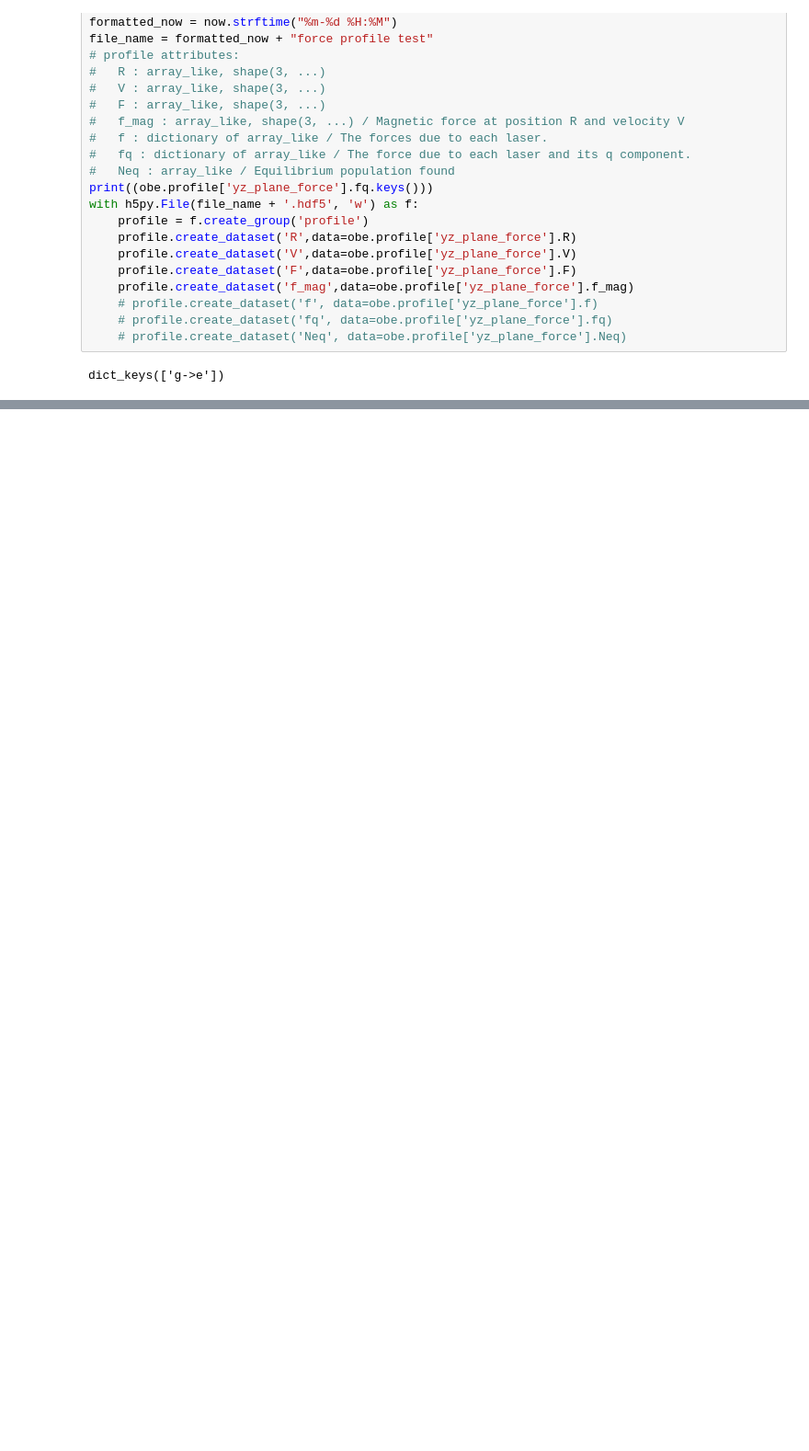
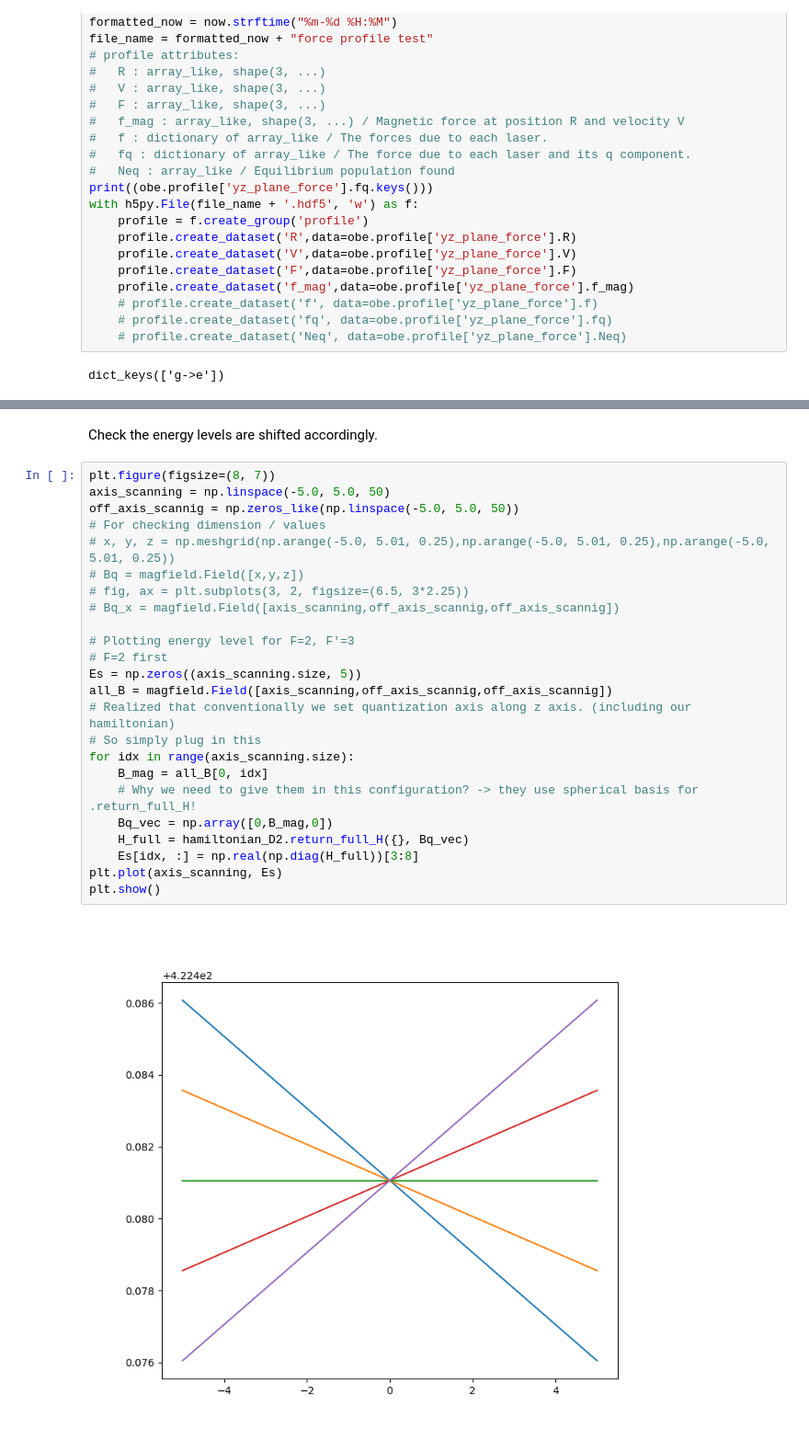
Before and after one commit to 5ikKwon/MOTSimulation, a Jupyter notebook: 2DMOT_test.ipynb, the cells around one changed output, grey strips where cells are left out. Shown at 92% size. Cells and saved outputs as stored; diff of their text form; blank space fills up the shorter version.

```diff
--- a/2DMOT_test.ipynb
+++ b/2DMOT_test.ipynb
@@ -244,0 +351,28 @@ with h5py.File('02-03 19:51force profile test.hdf5', 'r') as f:
+# %% [markdown]
+Check the energy levels are shifted accordingly.
+# %%
+plt.figure(figsize=(8, 7))
+axis_scanning = np.linspace(-5.0, 5.0, 50)
+off_axis_scannig = np.zeros_like(np.linspace(-5.0, 5.0, 50))
+# For checking dimension / values
+# x, y, z = np.meshgrid(np.arange(-5.0, 5.01, 0.25),np.arange(-5.0, 5.01, 0.25),np.arange(-5.0, 5.01, 0.25))
+# Bq = magfield.Field([x,y,z])
+# fig, ax = plt.subplots(3, 2, figsize=(6.5, 3*2.25))
+# Bq_x = magfield.Field([axis_scanning,off_axis_scannig,off_axis_scannig])
+
+# Plotting energy level for F=2, F'=3
+# F=2 first
+Es = np.zeros((axis_scanning.size, 5))
+all_B = magfield.Field([axis_scanning,off_axis_scannig,off_axis_scannig])
+# Realized that conventionally we set quantization axis along z axis. (including our hamiltonian)
+# So simply plug in this
+for idx in range(axis_scanning.size):
+    B_mag = all_B[0, idx]
+    # Why we need to give them in this configuration? -> they use spherical basis for .return_full_H!
+    Bq_vec = np.array([0,B_mag,0])
+    H_full = hamiltonian_D2.return_full_H({}, Bq_vec)
+    Es[idx, :] = np.real(np.diag(H_full))[3:8]
+plt.plot(axis_scanning, Es)
+plt.show()
+# %% [output]
+[figure, added]
```
Also changed, not shown: parts of 42 cells of this notebook, 4 other files.
